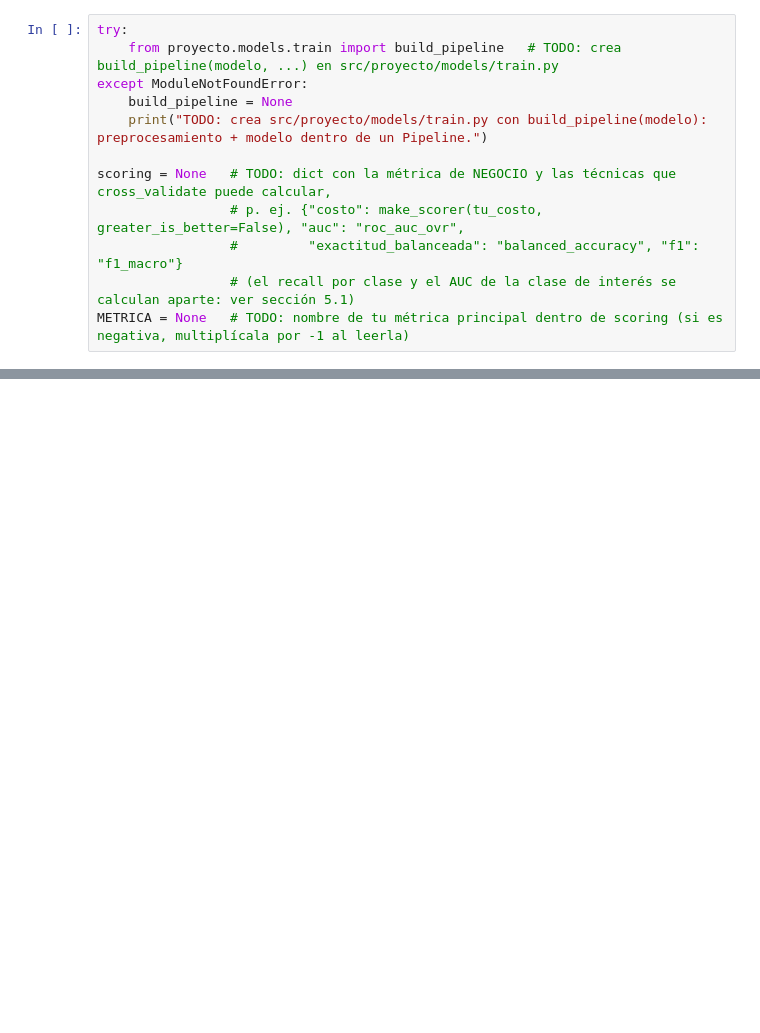
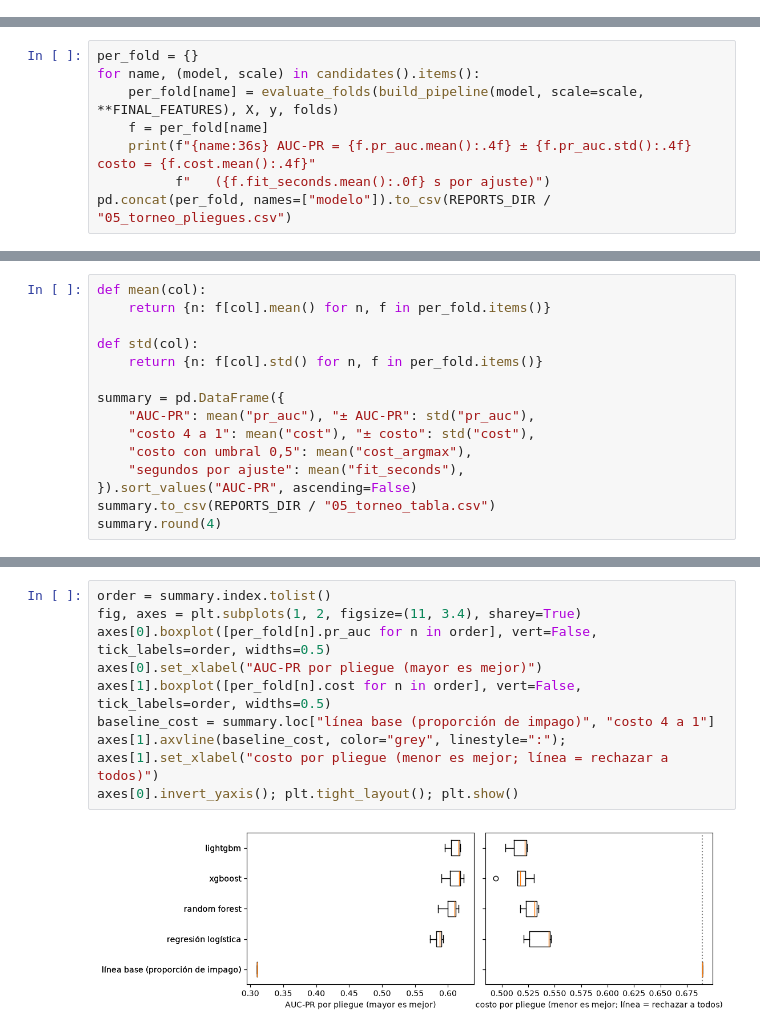
Before and after one commit to YirlenML/Laboratorio_analisis, a Jupyter notebook: notebooks/05_torneo.ipynb, the cells around one changed output, grey strips where cells are left out. Cells and saved outputs as stored; diff of their text form; blank space fills up the shorter version.

```diff
--- a/notebooks/05_torneo.ipynb
+++ b/notebooks/05_torneo.ipynb
@@ -74,12 +0,0 @@ No uses la exactitud simple si las clases están desbalanceadas: usa la exactitu
-# %%
-try:
-    from proyecto.models.train import build_pipeline   # TODO: crea build_pipeline(modelo, ...) en src/proyecto/models/train.py
-except ModuleNotFoundError:
-    build_pipeline = None
-    print("TODO: crea src/proyecto/models/train.py con build_pipeline(modelo): preprocesamiento + modelo dentro de un Pipeline.")
-
-scoring = None   # TODO: dict con la métrica de NEGOCIO y las técnicas que cross_validate puede calcular,
-                 # p. ej. {"costo": make_scorer(tu_costo, greater_is_better=False), "auc": "roc_auc_ovr",
-                 #         "exactitud_balanceada": "balanced_accuracy", "f1": "f1_macro"}
-                 # (el recall por clase y el AUC de la clase de interés se calculan aparte: ver sección 5.1)
-METRICA = None   # TODO: nombre de tu métrica principal dentro de scoring (si es negativa, multiplícala por -1 al leerla)
@@ -235,0 +54,8 @@ simplicidad, e interpretabilidad si tu caso la exige.
+# %%
+per_fold = {}
+for name, (model, scale) in candidates().items():
+    per_fold[name] = evaluate_folds(build_pipeline(model, scale=scale, **FINAL_FEATURES), X, y, folds)
+    f = per_fold[name]
+    print(f"{name:36s} AUC-PR = {f.pr_auc.mean():.4f} ± {f.pr_auc.std():.4f}   costo = {f.cost.mean():.4f}"
+          f"   ({f.fit_seconds.mean():.0f} s por ajuste)")
+pd.concat(per_fold, names=["modelo"]).to_csv(REPORTS_DIR / "05_torneo_pliegues.csv")
@@ -235,0 +76,15 @@ simplicidad, e interpretabilidad si tu caso la exige.
+# %%
+def mean(col):
+    return {n: f[col].mean() for n, f in per_fold.items()}
+
+def std(col):
+    return {n: f[col].std() for n, f in per_fold.items()}
+
+summary = pd.DataFrame({
+    "AUC-PR": mean("pr_auc"), "± AUC-PR": std("pr_auc"),
+    "costo 4 a 1": mean("cost"), "± costo": std("cost"),
+    "costo con umbral 0,5": mean("cost_argmax"),
+    "segundos por ajuste": mean("fit_seconds"),
+}).sort_values("AUC-PR", ascending=False)
+summary.to_csv(REPORTS_DIR / "05_torneo_tabla.csv")
+summary.round(4)
@@ -235,0 +98,11 @@ simplicidad, e interpretabilidad si tu caso la exige.
+# %%
+order = summary.index.tolist()
+fig, axes = plt.subplots(1, 2, figsize=(11, 3.4), sharey=True)
+axes[0].boxplot([per_fold[n].pr_auc for n in order], vert=False, tick_labels=order, widths=0.5)
+axes[0].set_xlabel("AUC-PR por pliegue (mayor es mejor)")
+axes[1].boxplot([per_fold[n].cost for n in order], vert=False, tick_labels=order, widths=0.5)
+baseline_cost = summary.loc["línea base (proporción de impago)", "costo 4 a 1"]
+axes[1].axvline(baseline_cost, color="grey", linestyle=":"); axes[1].set_xlabel("costo por pliegue (menor es mejor; línea = rechazar a todos)")
+axes[0].invert_yaxis(); plt.tight_layout(); plt.show()
+# %% [output]
+[figure, added]
```
Also changed, not shown: parts of 39 cells of this notebook, 30 other files.
